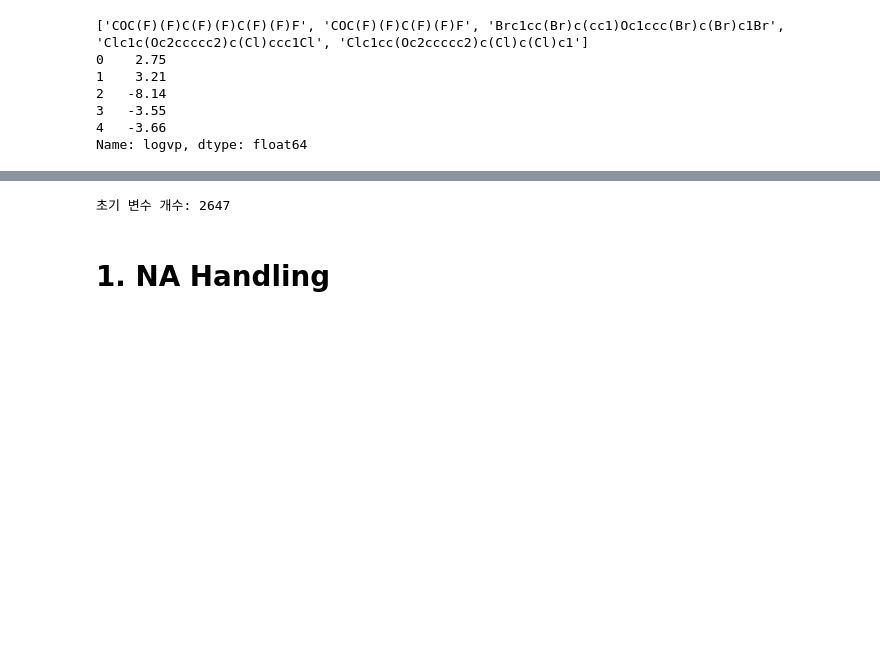
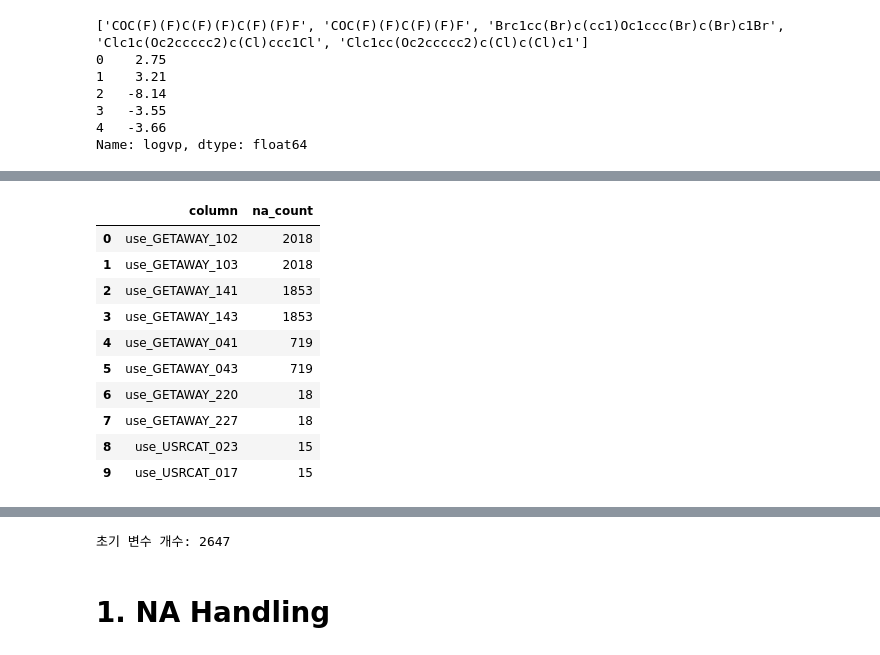
Before and after one commit to DSjayjang/Project, a Jupyter notebook: ChemGCNs_v2/descriptor_selection/feature_selection.ipynb, the cells around one changed output, grey strips where cells are left out. Saved outputs shown, nothing was run; the diff lists cells and outputs as text; code cells hidden in the pictures; blank space fills up the shorter version.

```diff
--- a/ChemGCNs_v2/descriptor_selection/feature_selection.ipynb
+++ b/ChemGCNs_v2/descriptor_selection/feature_selection.ipynb
@@ -55,0 +58,3 @@ df_all_features
+# %%
+new_df = df_all_features.filter(regex = '^use_')
+new_df
@@ -55,0 +87,16 @@ df_all_features
+# %%
+na_per_col = new_df.isna().sum()[new_df.isna().sum() > 0].sort_values(ascending=False).reset_index()
+na_per_col.columns = ['column', 'na_count']
+na_per_col[:10]
+# %% [output]
+|  | column | na_count |
+| 0 | use_GETAWAY_102 | 2018 |
+| 1 | use_GETAWAY_103 | 2018 |
+| 2 | use_GETAWAY_141 | 1853 |
+| 3 | use_GETAWAY_143 | 1853 |
+| 4 | use_GETAWAY_041 | 719 |
+| 5 | use_GETAWAY_043 | 719 |
+| 6 | use_GETAWAY_220 | 18 |
+| 7 | use_GETAWAY_227 | 18 |
+| 8 | use_USRCAT_023 | 15 |
+| 9 | use_USRCAT_017 | 15 |
```
Also changed, not shown: parts of 8 cells of this notebook, 12 other files.
